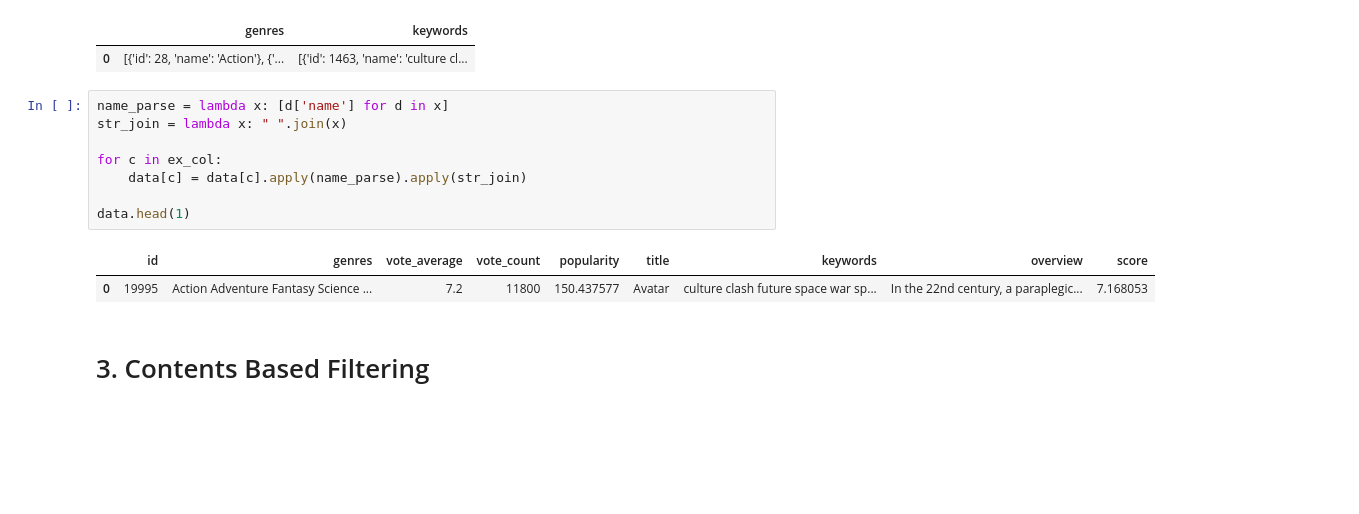
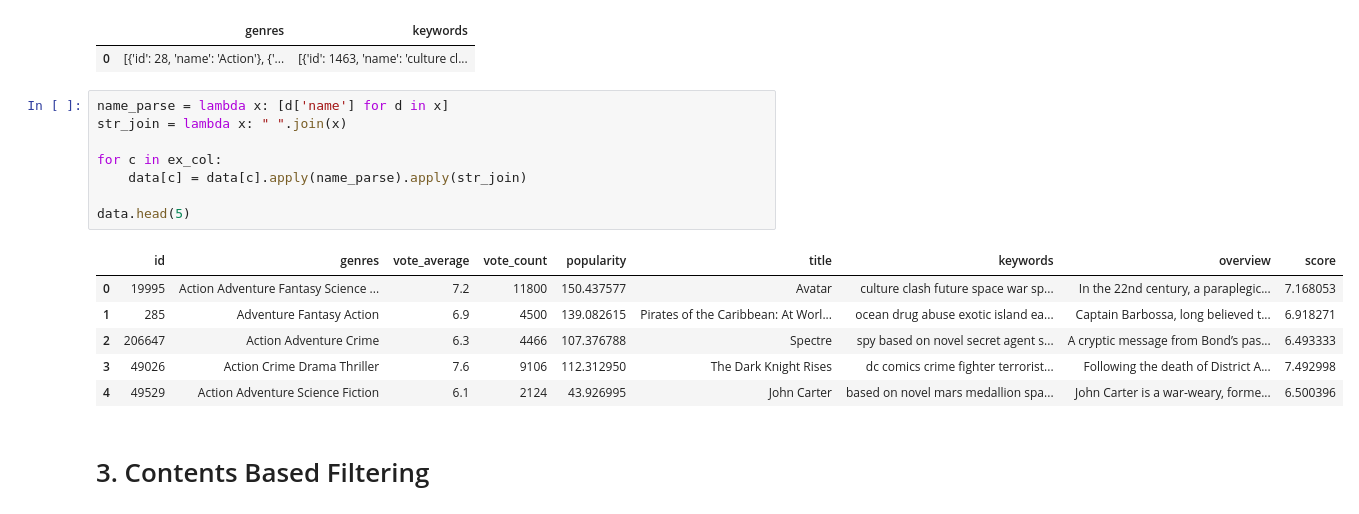
Before and after one commit to formegusto/research-recommendation-system, a Jupyter notebook: 1. Contents Based Filtering.ipynb, the cells around one changed output. Cells and saved outputs as stored; diff of their text form; blank space fills up the shorter version.

Commit message:
Contents Based Filtering Documentation

```diff
--- a/1. Contents Based Filtering.ipynb
+++ b/1. Contents Based Filtering.ipynb
@@ -89,14 +89,18 @@ data[ex_col].head(1)
 # %%
 name_parse = lambda x: [d['name'] for d in x]
 str_join = lambda x: " ".join(x)
 
 for c in ex_col:
     data[c] = data[c].apply(name_parse).apply(str_join)
 
-data.head(1)
+data.head(5)
 # %% [output]
 |  | id | genres | vote_average | vote_count | popularity | title | keywords | overview | score |
 | 0 | 19995 | Action Adventure Fantasy Science ... | 7.2 | 11800 | 150.437577 | Avatar | culture clash future space war sp... | In the 22nd century, a paraplegic... | 7.168053 |
+| 1 | 285 | Adventure Fantasy Action | 6.9 | 4500 | 139.082615 | Pirates of the Caribbean: At Worl... | ocean drug abuse exotic island ea... | Captain Barbossa, long believed t... | 6.918271 |
+| 2 | 206647 | Action Adventure Crime | 6.3 | 4466 | 107.376788 | Spectre | spy based on novel secret agent s... | A cryptic message from Bond’s pas... | 6.493333 |
+| 3 | 49026 | Action Crime Drama Thriller | 7.6 | 9106 | 112.312950 | The Dark Knight Rises | dc comics crime fighter terrorist... | Following the death of District A... | 7.492998 |
+| 4 | 49529 | Action Adventure Science Fiction | 6.1 | 2124 | 43.926995 | John Carter | based on novel mars medallion spa... | John Carter is a war-weary, forme... | 6.500396 |
 # %% [markdown]
 # 3. Contents Based Filtering
 # %% [markdown]
```
Also changed, not shown: parts of 5 cells of this notebook, 1 other file.
